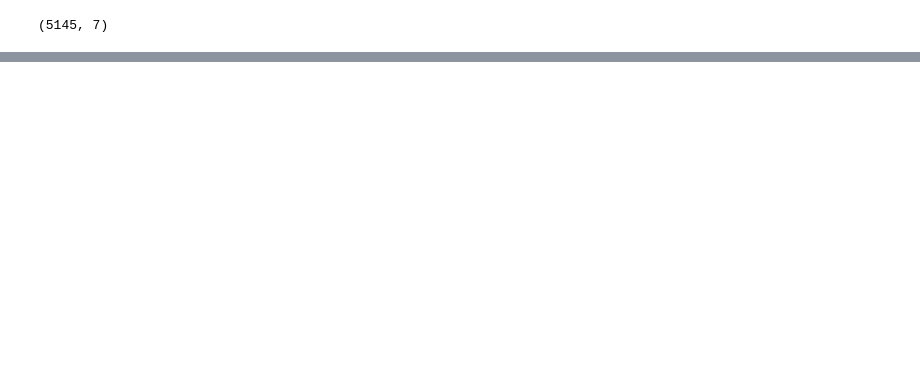
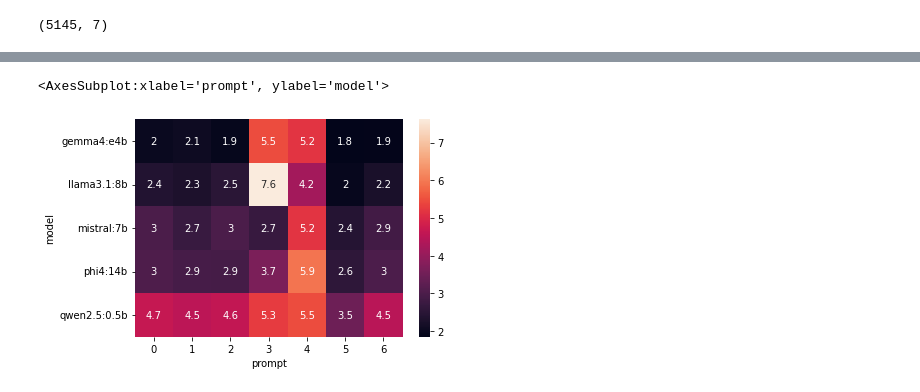
Before and after one commit to JulietWallace/LLM-FKGL-Benchmarking, a Jupyter notebook: analysis.ipynb, the cells around one changed output, grey strips where cells are left out. Cells and saved outputs as stored; diff of their text form; code cells hidden in the pictures; blank space fills up the shorter version.

Commit message:
added pivot table

```diff
--- a/analysis.ipynb
+++ b/analysis.ipynb
@@ -183,0 +268,9 @@ Group Var                                0.923    0.130
+# %%
+import seaborn as sns
+
+pivot = data.pivot_table(values="distance_target_to_output", index="model", columns="prompt", aggfunc="mean")
+
+sns.heatmap(pivot, annot=True)
+# %% [output]
+<AxesSubplot:xlabel='prompt', ylabel='model'>
+[figure, added]
```
Also changed, not shown: parts of 15 cells of this notebook, 1 other file.
